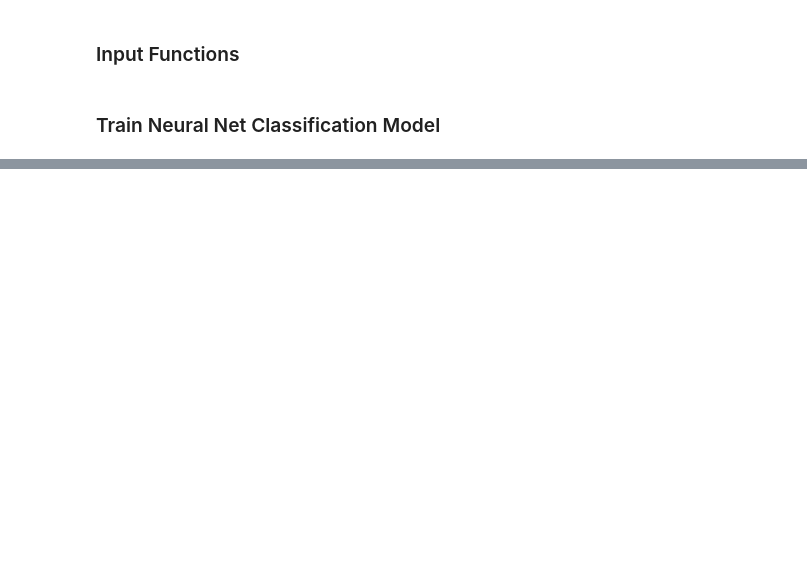
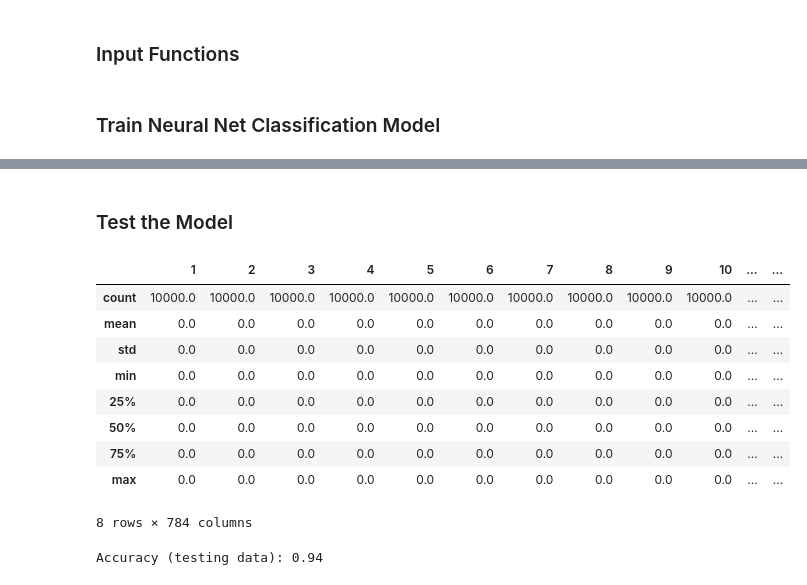
Before and after one commit to acesaif/ml_crash_course, a Jupyter notebook: multi_class_neural_nets/ml_mnist_multiclass_net_2.ipynb, the cells around one changed output, grey strips where cells are left out. Drawn from its saved outputs; the diff is of its cells as text; code cells hidden in the pictures; blank space fills up the shorter version.

```diff
--- a/multi_class_neural_nets/ml_mnist_multiclass_net_2.ipynb
+++ b/multi_class_neural_nets/ml_mnist_multiclass_net_2.ipynb
@@ -337,0 +352,31 @@ Final accuracy (on validation data): 0.95
+# %% [markdown]
+### Test the Model
+# %%
+mnist_test_dataframe = pd.read_csv("https://storage.googleapis.com/mledu-datasets/mnist_test.csv",
+    sep=",",
+    header=None)
+
+mnist_test_dataframe.head()
+test_targets, test_examples = parse_labels_and_features(mnist_test_dataframe)
+test_examples.describe()
+# %% [output]
+|  | 1 | 2 | 3 | 4 | 5 | 6 | 7 | 8 | 9 | 10 | ... | ... |
+| count | 10000.0 | 10000.0 | 10000.0 | 10000.0 | 10000.0 | 10000.0 | 10000.0 | 10000.0 | 10000.0 | 10000.0 | ... | ... |
+| mean | 0.0 | 0.0 | 0.0 | 0.0 | 0.0 | 0.0 | 0.0 | 0.0 | 0.0 | 0.0 | ... | ... |
+| std | 0.0 | 0.0 | 0.0 | 0.0 | 0.0 | 0.0 | 0.0 | 0.0 | 0.0 | 0.0 | ... | ... |
+| min | 0.0 | 0.0 | 0.0 | 0.0 | 0.0 | 0.0 | 0.0 | 0.0 | 0.0 | 0.0 | ... | ... |
+| 25% | 0.0 | 0.0 | 0.0 | 0.0 | 0.0 | 0.0 | 0.0 | 0.0 | 0.0 | 0.0 | ... | ... |
+| 50% | 0.0 | 0.0 | 0.0 | 0.0 | 0.0 | 0.0 | 0.0 | 0.0 | 0.0 | 0.0 | ... | ... |
+| 75% | 0.0 | 0.0 | 0.0 | 0.0 | 0.0 | 0.0 | 0.0 | 0.0 | 0.0 | 0.0 | ... | ... |
+| max | 0.0 | 0.0 | 0.0 | 0.0 | 0.0 | 0.0 | 0.0 | 0.0 | 0.0 | 0.0 | ... | ... |
+8 rows × 784 columns
+# %%
+predict_test_input_fn = create_predict_input_fn(test_examples, test_targets, batch_size=100)
+
+test_predictions = classifier.predict(input_fn=predict_test_input_fn)
+test_predictions = np.array([item['class_ids'][0] for item in test_predictions])
+
+accuracy = metrics.accuracy_score(test_targets, test_predictions)
+print("Accuracy (testing data): %0.2f" % accuracy)
+# %% [output]
+Accuracy (testing data): 0.94
```
Also changed, not shown: parts of 7 cells of this notebook.
